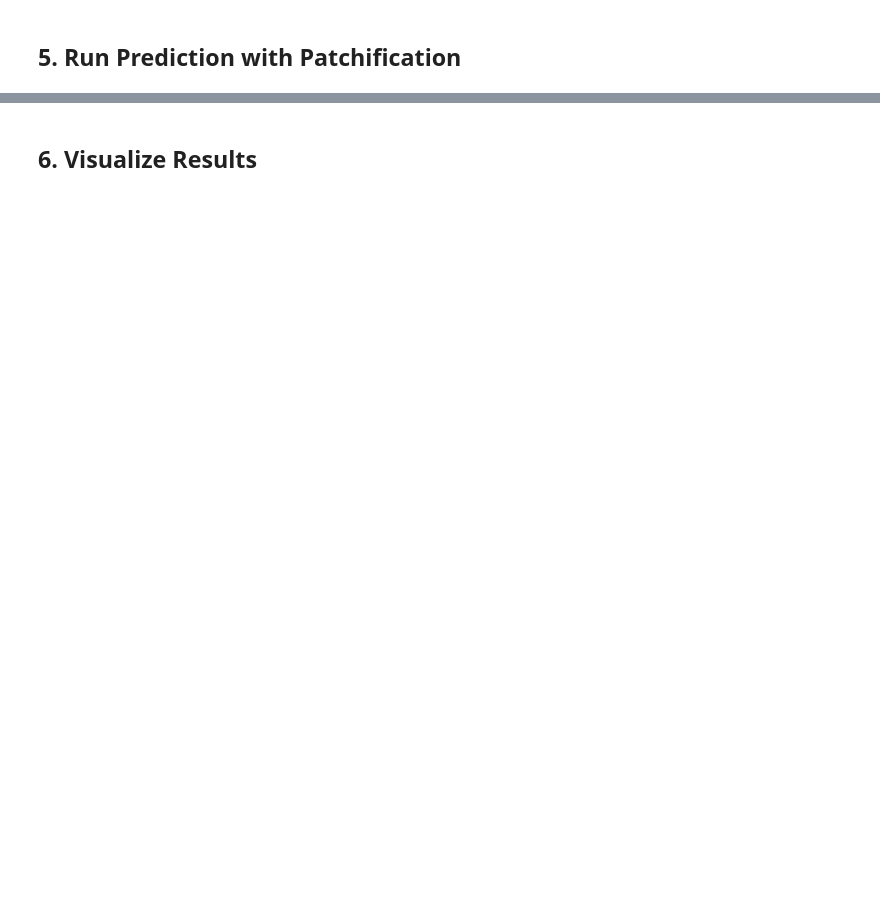
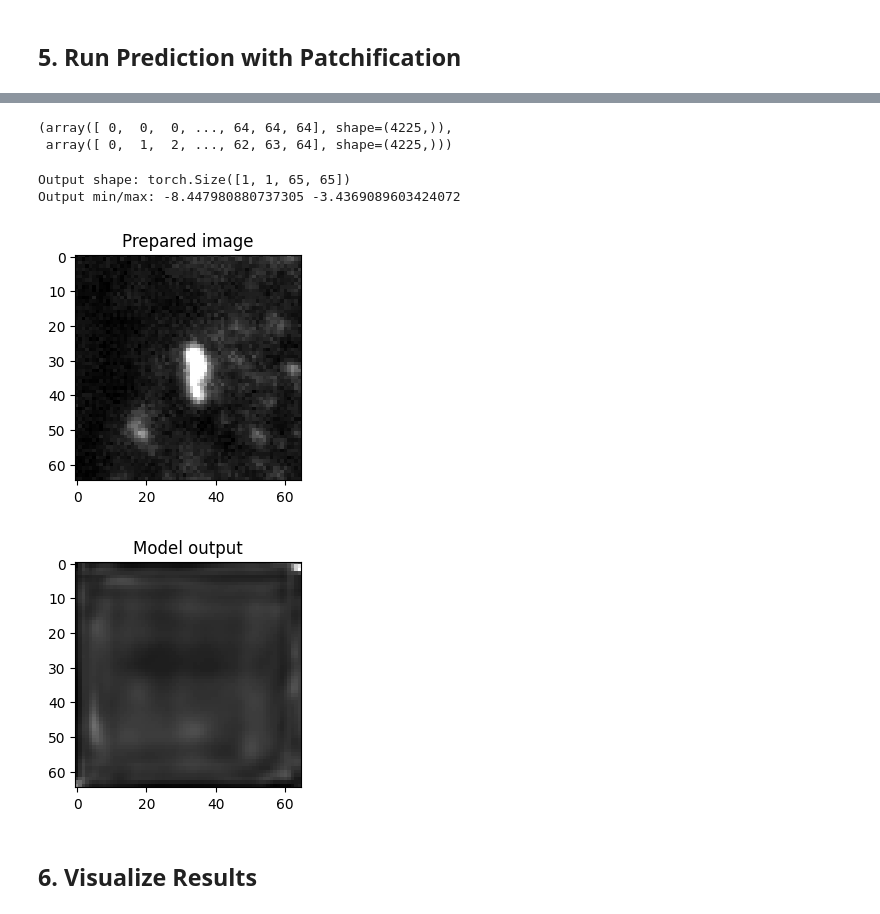
Before and after one commit to AmanKukde/cilia_ai, a Jupyter notebook: notebooks/evaluate_large_images.ipynb, the cells around one changed output, grey strips where cells are left out. Saved outputs shown, nothing was run; the diff lists cells and outputs as text; code cells hidden in the pictures; blank space fills up the shorter version.

```diff
--- a/notebooks/evaluate_large_images.ipynb
+++ b/notebooks/evaluate_large_images.ipynb
@@ -28,16 +28,16 @@ from cilia_utils.utils import normalize_channel
 ## 1. Configuration
 # %%
 # Model configuration
-MODEL_CHECKPOINT = '../outputs/c1_unet_tiny/best_model.pth'  # Update this path
+MODEL_CHECKPOINT = '../outputs_07Jan25_12-34-00/c2_unet_tiny/best_model.pth'  # Update this path
 ARCHITECTURE = 'unet_tiny'
-CHANNEL_MODE = 'c1_only'  # or 'c2_only' or 'dual'
+CHANNEL_MODE = 'c2_only'  # or 'c1_only' or 'dual'
 C1_IDX = 0
 C2_IDX = 1
-DUAL_MODE = 'average'
+DUAL_MODE = 'overlay'
 
 # Inference configuration
-PATCH_SIZE = 512  # Must match training image size
-OVERLAP = 64      # Overlap between patches
+PATCH_SIZE = 64  # Must match training image size
+OVERLAP = 63      # Overlap between patches
 BATCH_SIZE = 8
 THRESHOLD = 0.5
 BLEND_MODE = 'average'  # 'average', 'max', or 'first'
@@ -73,8 +115,8 @@ model = load_model(MODEL_CHECKPOINT, ARCHITECTURE, DEVICE)
 # %%
 # Load your large test image
 # Example: loading from .npy file
-test_images_path = '../data/test_images.npy'  # Update this
-test_masks_path = '../data/test_masks.npy'    # Update this (optional)
+test_images_path = '../data/prompted_outputs/images_cleaned_prompted.npy'  # Update this
+test_masks_path = '../data/prompted_outputs/predictions_sam2_cleaned.npy'    # Update this (optional)
 
 # Load data
 test_images = np.load(test_images_path)  # Shape: (N, C, H, W)
@@ -91,7 +144,7 @@ except:
 # %% [markdown]
 ## 4. Prepare Image for Inference
 # %%
-def prepare_image_for_inference(image, channel_mode='c1_only', c1_idx=0, c2_idx=1, dual_mode='average'):
+def prepare_image_for_inference(image, channel_mode='c2_only', c1_idx=0, c2_idx=1, dual_mode='average'):
     """
     Prepare multichannel image for model inference.
 
@@ -131,8 +184,9 @@ def prepare_image_for_inference(image, channel_mode='c1_only', c1_idx=0, c2_idx=
     return (rgb * 255).astype(np.uint8).astype(np.float32) / 255.0
 
 # Test on first image
-test_idx = 0
-raw_image = test_images[test_idx]  # (C, H, W)
+test_idx = 7
+# raw_image = img[test_idx,2:]# (C, H, W)
+raw_image = test_images[test_idx]# (C, H, W)
 prepared_image = prepare_image_for_inference(
     raw_image,
     CHANNEL_MODE,
@@ -163,3 +227,47 @@ print(f"Binary prediction shape: {pred_binary.shape}")
+# %%
+np.where(pred_binary == 0)
+# %% [output]
+(array([ 0,  0,  0, ..., 64, 64, 64], shape=(4225,)),
+ array([ 0,  1,  2, ..., 62, 63, 64], shape=(4225,)))
+# %%
+from numpy import float32
+import torch
+
+# Select a slice
+raw_image = img[0,3]  # (C, H, W)
+
+# Normalize
+raw_image = normalize_channel(raw_image)  # (1, H, W)
+raw_image = np.tile(raw_image, (3,1,1)).astype(float32)  # Ensure shape is (1, H, W)
+raw_tensor = torch.from_numpy(raw_image[None]).to(DEVICE)  # add batch dim -> (1, 1, H, W)
+
+# Make sure model is on device and in eval mode
+model = model.to(DEVICE)
+model.eval()
+
+# Run forward
+with torch.no_grad():
+    out = model(raw_tensor)
+
+print("Output shape:", out.shape)
+print("Output min/max:", out.min().item(), out.max().item())
+# %% [output]
+Output shape: torch.Size([1, 1, 65, 65])
+Output min/max: -8.447980880737305 -3.4369089603424072
+# %%
+import matplotlib.pyplot as plt
+plt.subplot(121)
+plt.imshow(prepared_image[2], cmap='gray')  # show first channel
+plt.title('Prepared image')
+plt.show()
+
+plt.subplot(122)
+plt.imshow(pred_mask, cmap='gray')  # show second channel
+plt.title('Model output')
+plt.show()
+# %% [output]
+[figure, added]
+[figure, added]
 # %% [markdown]
 ## 6. Visualize Results
 # %%
```
Also changed, not shown: parts of 11 cells of this notebook, 10 other files.
